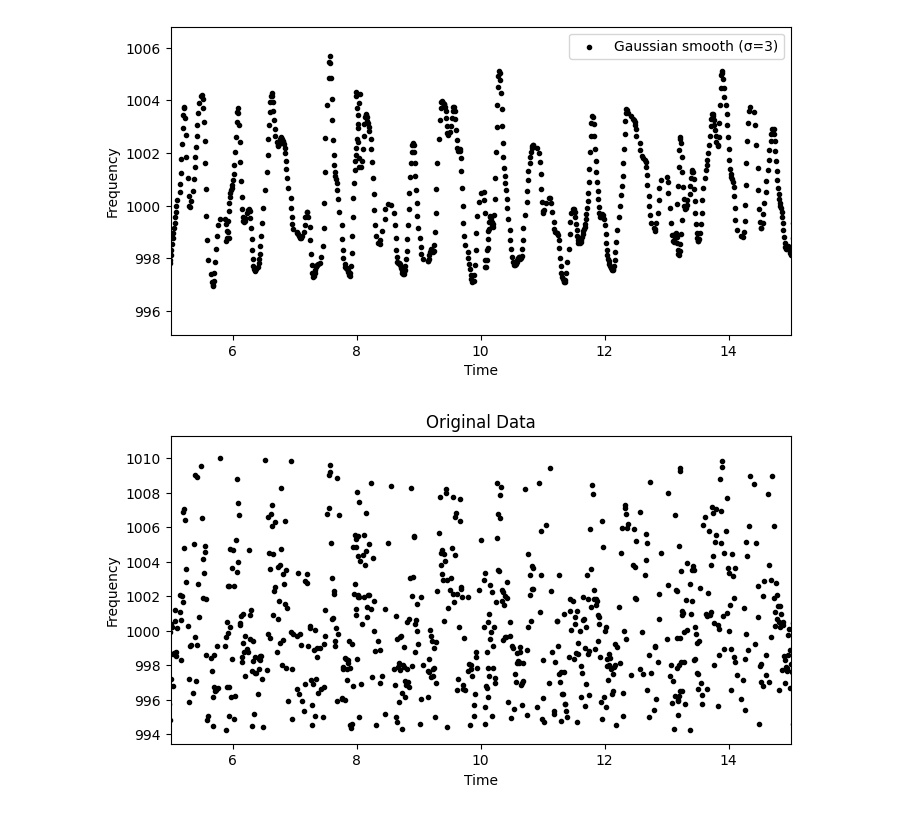
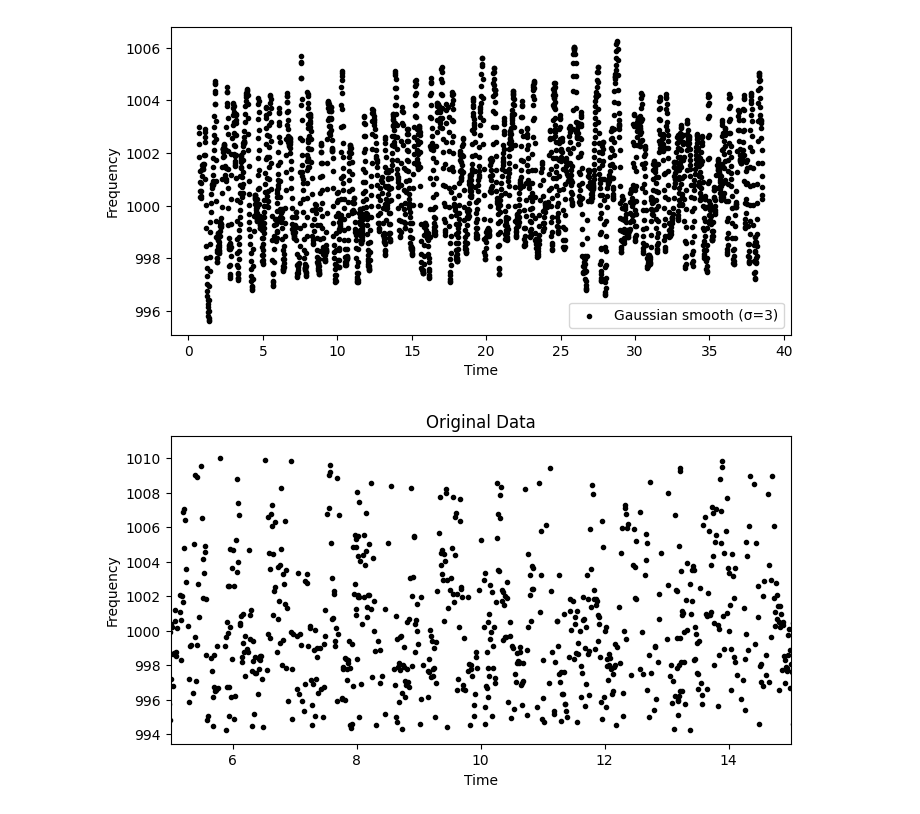
Before and after one commit to 000RF/exp.phy-3-, a Jupyter notebook: 1114/1000hz40.ipynb, the cells around one changed output. Cells and saved outputs as stored; diff of their text form; code cells hidden in the pictures.

```diff
--- a/1114/1000hz40.ipynb
+++ b/1114/1000hz40.ipynb
@@ -19,15 +19,15 @@ freq_smooth = gaussian_filter1d(freq, sigma=sigma)
 # %%
 plt.figure(figsize=(8,4))
 plt.scatter(time, freq_smooth, label=f"Gaussian smooth (σ={sigma})",marker='.',color='black')
 #plt.plot(time, freq_fit, label="Sine fit", color='red')
 plt.legend()
 plt.xlabel("Time")
 plt.ylabel("Frequency")
 #plt.title("Gaussian Smoothed")
-plt.xlim(5, 15)
+#plt.xlim(5, 15)
 plt.show()
 # %% [output]
-[figure, old version]
+[figure, new version]
 # %%
 plt.figure(figsize=(8,4))
 plt.scatter(time, freq, label=f"Gaussian smooth (σ={sigma})",marker='.',color='black')
```
Also changed, not shown: 7 other files.
